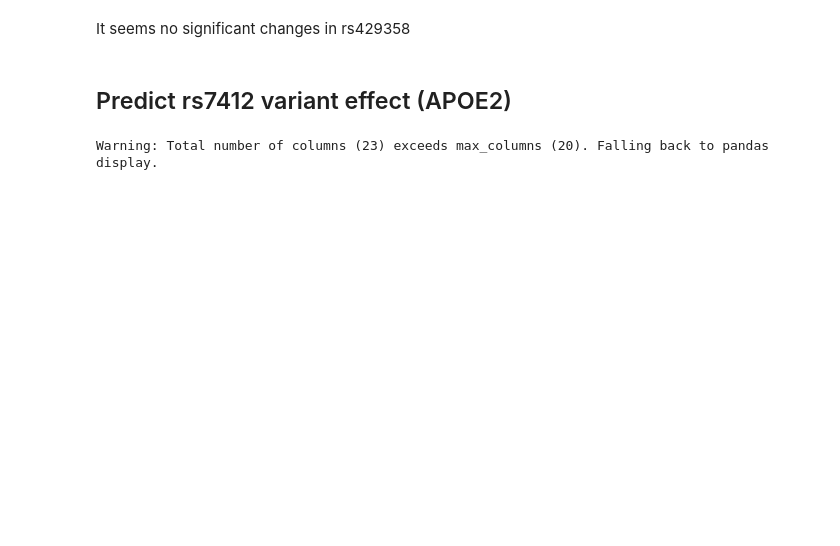
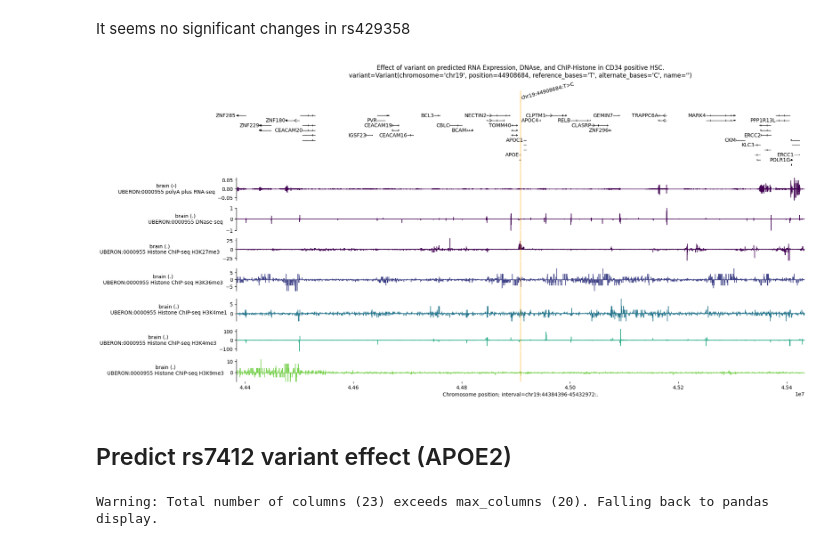
Before and after one commit to MinhaoYaooo/AlphaGenome-APOE, a Jupyter notebook: colabs/quick_start.ipynb, the cells around one changed output. Cells and saved outputs as stored; diff of their text form; code cells hidden in the pictures; blank space fills up the shorter version.

```diff
--- a/colabs/quick_start.ipynb
+++ b/colabs/quick_start.ipynb
@@ -532,5 +532,54 @@ plot = plot_components.plot(
+# %%
+# Make predictions for sequences containing the REF and ALT alleles.
+output = dna_model.predict_variant(
+    interval=interval.resize(2**20),
+    variant=variant,
+    requested_outputs={
+        dna_client.OutputType.RNA_SEQ,
+        dna_client.OutputType.CHIP_HISTONE,
+        dna_client.OutputType.DNASE,
+    },
+    ontology_terms=ontology_terms,
+)
 # %% [markdown]
 It seems no significant changes in rs429358
+# %%
+# Build plot.
+transcripts = transcript_extractor.extract(interval)
+_ = plot_components.plot(
+    [
+        plot_components.TranscriptAnnotation(transcripts),
+        # RNA-seq tracks.
+        plot_components.Tracks(
+            tdata=output.alternate.rna_seq.filter_to_nonpositive_strand()
+            - output.reference.rna_seq.filter_to_nonpositive_strand(),
+            ylabel_template='{biosample_name} ({strand})\n{name}',
+            filled=True,
+        ),
+        # DNAse tracks.
+        plot_components.Tracks(
+            tdata=output.alternate.dnase.filter_to_nonpositive_strand()
+            - output.reference.dnase.filter_to_nonpositive_strand(),
+            ylabel_template='{biosample_name} ({strand})\n{name}',
+            filled=True,
+        ),
+        # Chip histone.
+        plot_components.Tracks(
+            tdata=output.alternate.chip_histone.filter_to_nonpositive_strand()
+            - output.reference.chip_histone.filter_to_nonpositive_strand(),
+            ylabel_template='{biosample_name} ({strand})\n{name}',
+            filled=True,
+        ),
+    ],
+    annotations=[plot_components.VariantAnnotation([variant])],
+    interval=interval,
+    title=(
+        'Effect of variant on predicted RNA Expression, DNAse, and ChIP-Histone'
+        f' in CD34 positive HSC.\n{variant=}'
+    ),
+)
+# %% [output]
+[figure, added]
 # %% [markdown]
 ## Predict rs7412 variant effect (APOE2)
 # %%
```
Also changed, not shown: parts of 7 cells of this notebook.
